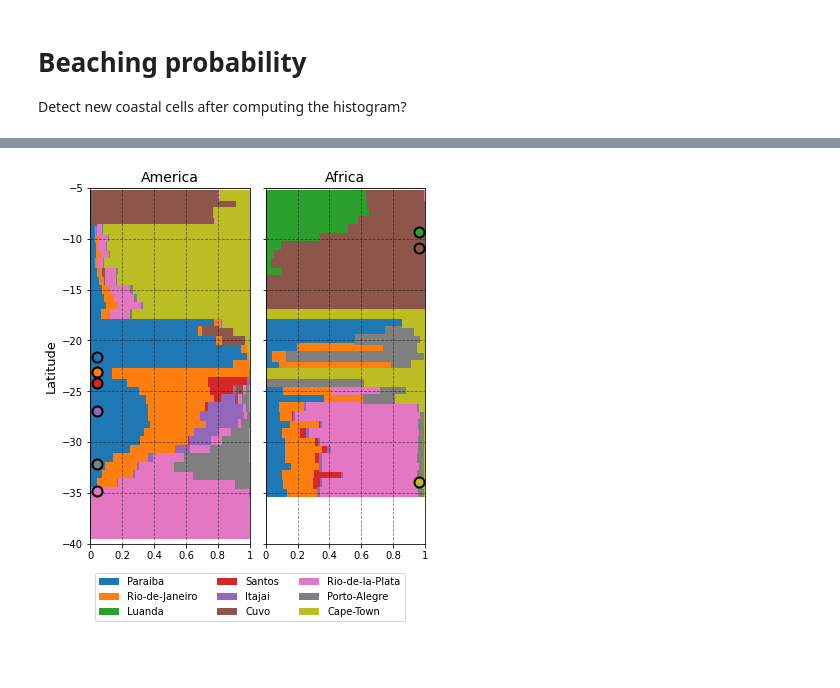
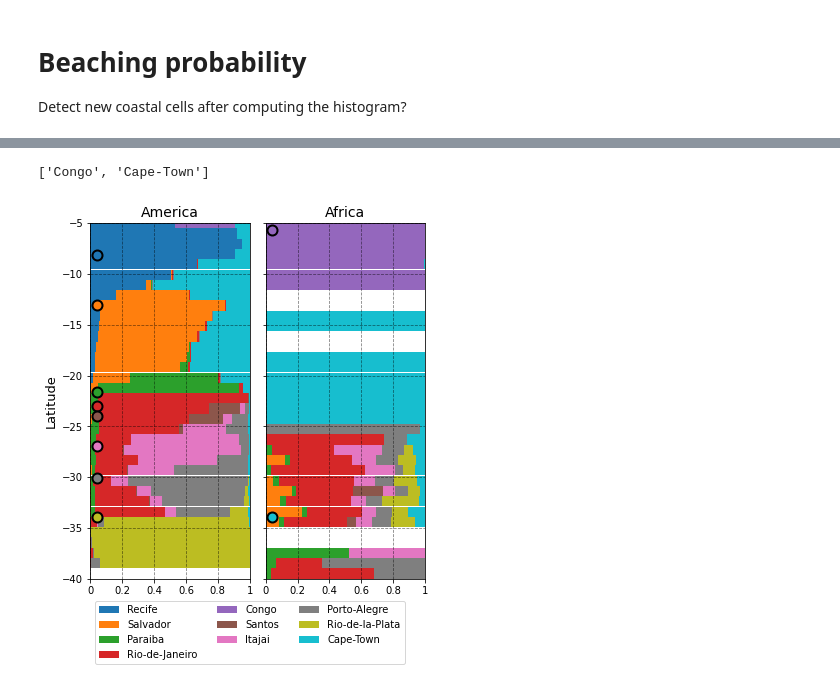
Before and after one commit to OceanParcels/BayesianAnalysis_SouthAtlantic, a Jupyter notebook: notebooks/article_plots.ipynb, the cells around one changed output, grey strips where cells are left out. Drawn from its saved outputs; the diff is of its cells as text; code cells hidden in the pictures; blank space fills up the shorter version.

```diff
--- a/notebooks/article_plots.ipynb
+++ b/notebooks/article_plots.ipynb
@@ -55,13 +57,14 @@ ocean_surface / cup_surface
 # %%
-ordered_labels = ['Rio-de-Janeiro',
-                'Santos',
-                'Itajai',
-                'Rio-de-la-Plata',
-                'Porto-Alegre',
-                'Cape-Town',
-                  'Recife',
+ordered_labels = ['Recife',
                   'Salvador',
-                  'Congo']
+                  'Paraiba',
+                  'Rio-de-Janeiro',
+                  'Congo',
+                  'Santos',
+                  'Itajai',
+                  'Porto-Alegre',
+                  'Rio-de-la-Plata',
+                  'Cape-Town']
 
 labels = list(posterior.keys())
 # %% [markdown]
@@ -397,4 +407,7 @@ ax01.legend(handles=handles, bbox_to_anchor=(0.5, 0.5), loc='center', ncol=2)
 # Beaching probability
 
 Detect new coastal cells after computing the histogram?
+# %%
+america = xr.load_dataset('../data/analysis/sa-s06/beach_posterior_America_sa-S06_average1600.nc')
+africa = xr.load_dataset('../data/analysis/sa-s06/beach_posterior_Africa_sa-S06_average1600.nc')
 # %%
@@ -408,6 +421,11 @@ dict_keys(['Luanda', 'Cuvo', 'Paraiba', 'Itajai', 'Chiloango-Congo', 'Cape-Town'
 # %%
-african_sources = ['Luanda', 'Cuvo', 'Chiloango-Congo', 'Cape-Town']
-american_sources = ['Paraiba', 'Itajai', 'Rio-de-la-Plata', 'Rio-de-Janeiro', 'Porto-Alegre', 'Santos']
+african_sources = ['Congo', 'Cape-Town']
+american_sources = ['Paraiba', 'Itajai', 'Rio-de-la-Plata', 'Rio-de-Janeiro', 'Porto-Alegre', 'Santos',
+                   'Recife', 'Salvador']
+# %%
+african_sources
+# %% [output]
+['Congo', 'Cape-Town']
 # %%
 # x_colors = np.linspace(0,1, 9)
 # colors = cm.get_cmap('tab10')(x_colors)
@@ -415,42 +433,45 @@ american_sources = ['Paraiba', 'Itajai', 'Rio-de-la-Plata', 'Rio-de-Janeiro', 'P
 fig = plt.figure(figsize=(6,8))
 gs = fig.add_gridspec(2, 2, wspace=0.1, height_ratios=[0.9, 0.1])
 ax = gs.subplots(sharey=True)
+
 lower_margin_am = 0
 lower_margin_af = 0
 
 for k, loc in enumerate(ordered_labels):
-    ax[0,0].barh(params_beach['lat_range_america'], post_beach['America'][loc][0], label=loc, height=1,
+    ax[0,0].barh(america['lat'], america[loc][0], label=loc, height=1,
            left=lower_margin_am, color=f'C{k}')
-    lower_margin_am += np.nan_to_num(post_beach['America'][loc][0])
+    lower_margin_am += np.nan_to_num(america[loc][0])
 
-    ax[0,1].barh(params_beach['lat_range_america'], post_beach['Africa'][loc][0], height=1,
+    ax[0,1].barh(africa['lat'], africa[loc][0], height=1,
            left=lower_margin_af, color=f'C{k}')
-    lower_margin_af += np.nan_to_num(post_beach['Africa'][loc][0])
+    lower_margin_af += np.nan_to_num(africa[loc][0])
 
     if loc in african_sources:
-        ax[0,1].scatter(0.96, river_sources[loc][0], color=f'C{k}', edgecolor='k', zorder=3, s=100,
+        ax[0,1].scatter(0.04, river_sources[loc][0], color=f'C{k}', edgecolor='k', zorder=3, s=100,
                      linewidths=2)
+
     elif loc in american_sources:
         ax[0,0].scatter(0.04, river_sources[loc][0], color=f'C{k}', edgecolor='k', zorder=3, s=100,
                      linewidths=2)
 
 my_ticks = [0, 0.2, 0.4, 0.6, 0.8, 1]
 ax[0,0].set_xticklabels(my_ticks)
 ax[0,1].set_xticklabels(my_ticks)
 ax[0,0].set_ylim(-40, -5)
 ax[0,0].set_xlim(0, 1)
 ax[0,0].legend(bbox_to_anchor=(1, -0.15), loc='center', ncol=3)
 ax[0,0].set_title('America', fontsize=14)
 
 ax[0,1].set_title('Africa', fontsize=14)
 ax[0,0].set_ylabel('Latitude', fontsize=13)
 # ax[0,0].set_xlabel('Probability', fontsize=13)
 # ax[0,1].set_xlabel('Probability', fontsize=13)
 ax[0,0].grid(color='k', linestyle='--', alpha=0.5)
 ax[0,1].grid(color='k', linestyle='--', alpha=0.5)
 
 ax[1,0].axis('off')
 ax[1,1].axis('off')
+
 plt.savefig('../article_figs/beached_posterior_4y_average', dpi=200)
 # %% [output]
-[figure, old version]
+[figure, new version]
```
Also changed, not shown: parts of 14 cells of this notebook, 3 other files.
